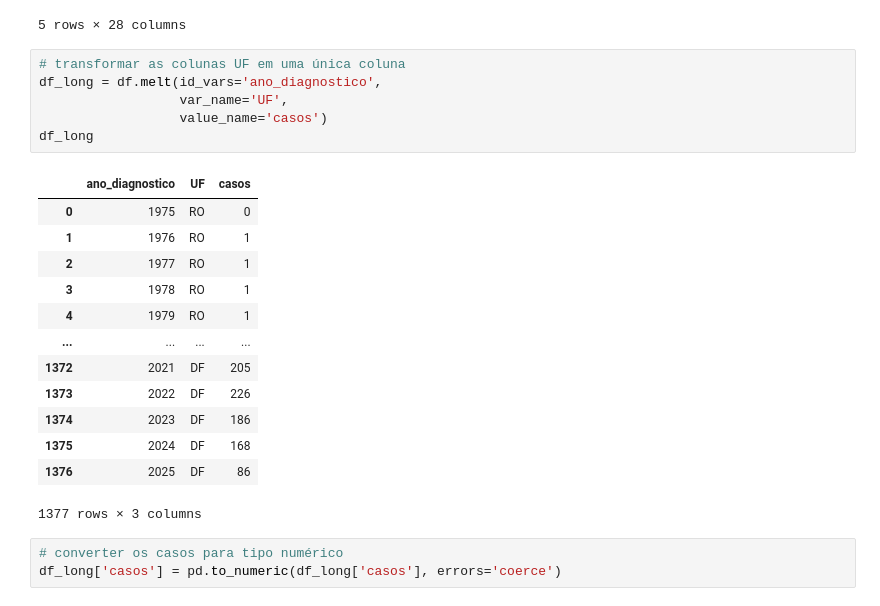
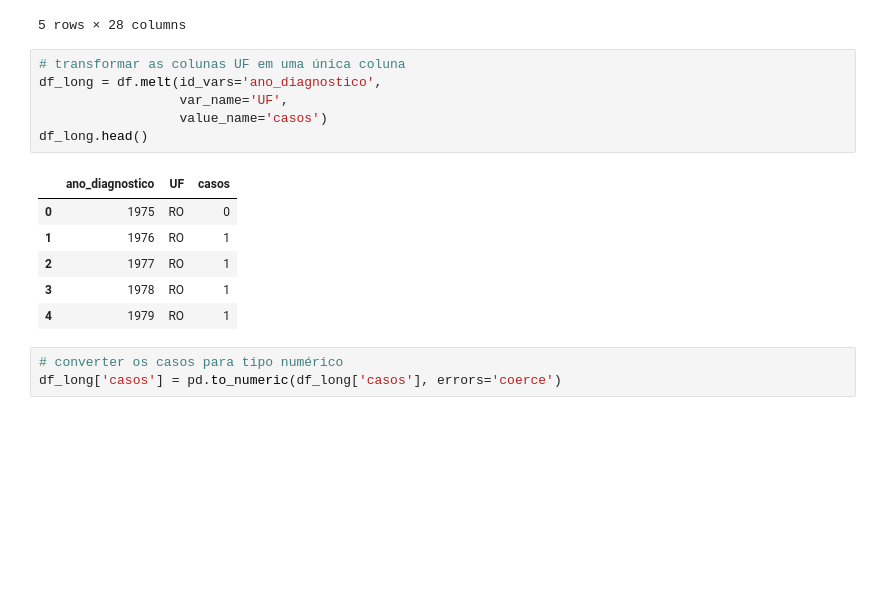
Before and after one commit to keyscarvalho/hanseniase_brasil, a Jupyter notebook: analises.ipynb, the cells around one changed output. Saved outputs shown, nothing was run; the diff lists cells and outputs as text; blank space fills up the shorter version.

```diff
--- a/analises.ipynb
+++ b/analises.ipynb
@@ -82,23 +93,16 @@ df.head()
 # %%
 # transformar as colunas UF em uma única coluna
 df_long = df.melt(id_vars='ano_diagnostico',
                   var_name='UF',
                   value_name='casos')
-df_long
+df_long.head()
 # %% [output]
 |  | ano_diagnostico | UF | casos |
 | 0 | 1975 | RO | 0 |
 | 1 | 1976 | RO | 1 |
 | 2 | 1977 | RO | 1 |
 | 3 | 1978 | RO | 1 |
 | 4 | 1979 | RO | 1 |
-| ... | ... | ... | ... |
-| 1372 | 2021 | DF | 205 |
-| 1373 | 2022 | DF | 226 |
-| 1374 | 2023 | DF | 186 |
-| 1375 | 2024 | DF | 168 |
-| 1376 | 2025 | DF | 86 |
-1377 rows × 3 columns
 # %%
 # converter os casos para tipo numérico
 df_long['casos'] = pd.to_numeric(df_long['casos'], errors='coerce')
```
Also changed, not shown: parts of 53 cells of this notebook, 2 other files.
